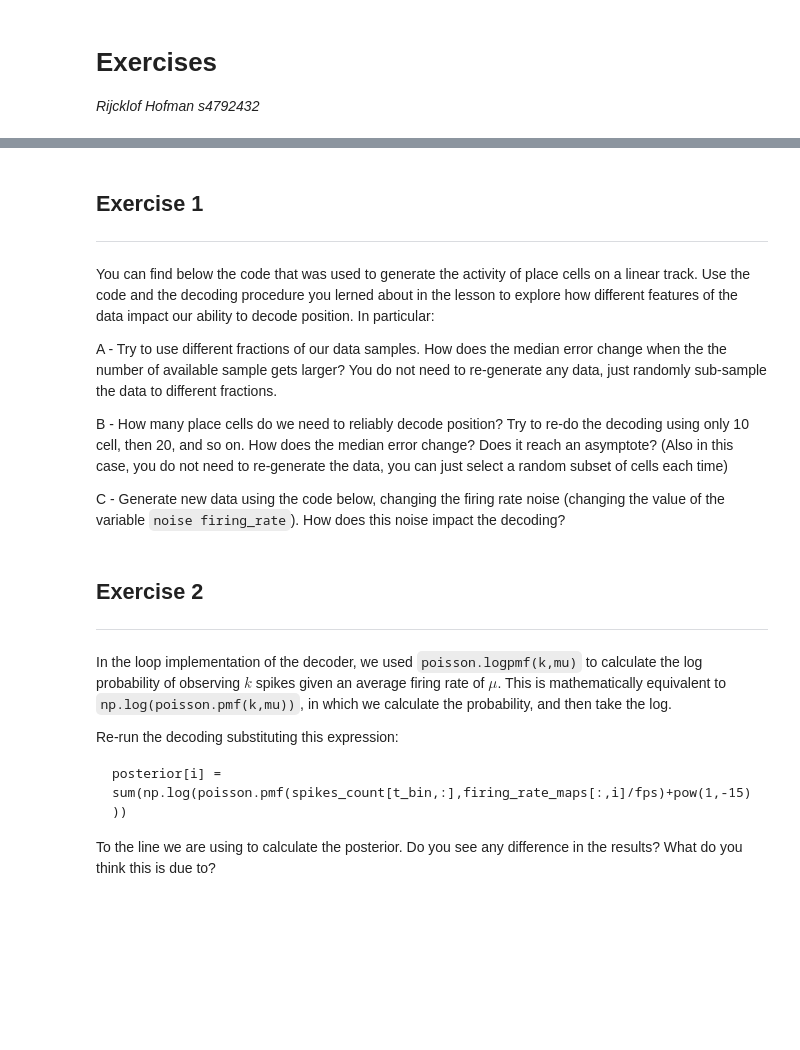
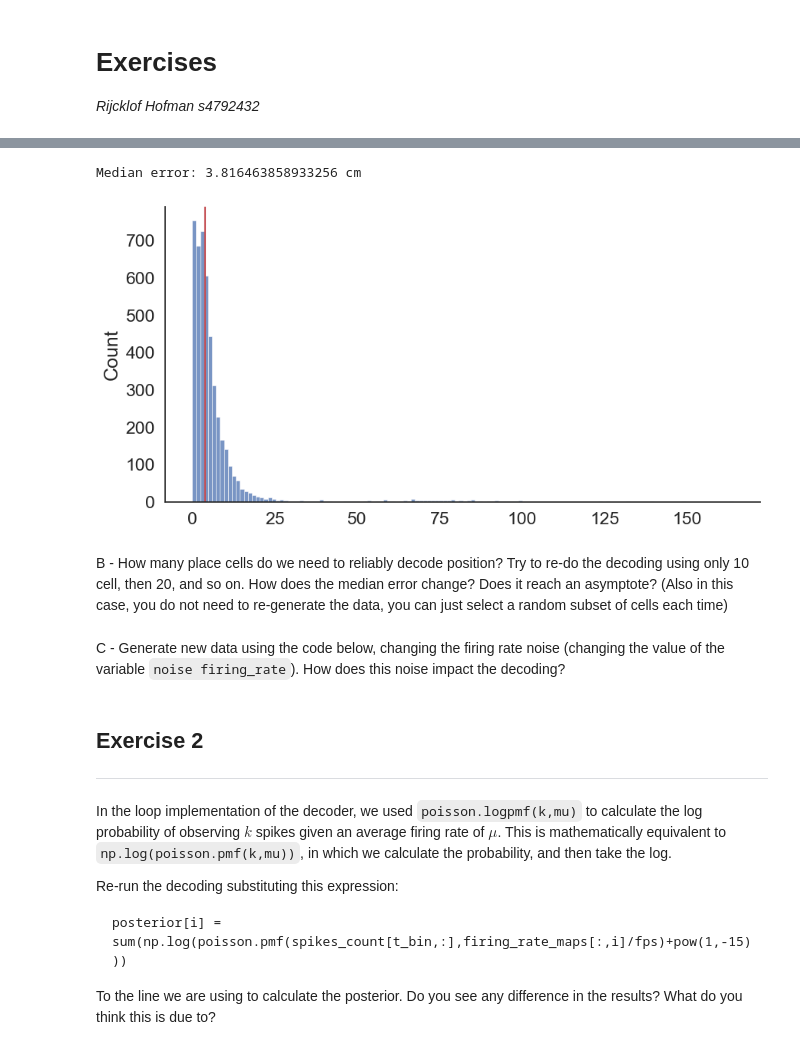
Before and after one commit to rhofm/Neuro-analysis, a Jupyter notebook: population-methods-main/01-bayes-decoding/exercises.ipynb, the cells around one changed output, grey strips where cells are left out. Cells and saved outputs as stored; diff of their text form; code cells hidden in the pictures; blank space fills up the shorter version.

```diff
--- a/population-methods-main/01-bayes-decoding/exercises.ipynb
+++ b/population-methods-main/01-bayes-decoding/exercises.ipynb
@@ -4,16 +73,16 @@ _Rijcklof Hofman s4792432_
+# %%
+# error distribution
+mse = np.sqrt((true_x-x_parallel)**2)
+sns.histplot(mse)
+plt.axvline(x = np.nanmedian(mse),c='r')
+print(f'Median error: {np.nanmedian(mse)} cm')
+# %% [output]
+Median error: 3.816463858933256 cm
+[figure, added]
 # %% [markdown]
-## Exercise 1
----
-
-You can find below the code that was used to generate the activity of place cells on a linear track.
-Use the code and the decoding procedure you lerned about in the lesson to explore how different features of the data impact our ability to decode position.
-In particular:
-
-A - Try to use different fractions of our data samples. How does the median error change when the the number of available sample gets larger? You do not need to re-generate any data, just randomly sub-sample the data to different fractions.
-
 B - How many place cells do we need to reliably decode position? Try to re-do the decoding using only 10 cell, then 20, and so on. How does the median error change? Does it reach an asymptote? (Also in this case, you do not need to re-generate the data, you can just select a random subset of cells each time)
-
-C - Generate new data using the code below, changing the firing rate noise (changing the value of the variable `noise firing_rate`). How does this noise impact the decoding?
+# %% [markdown]
+C - Generate new data using the code below, changing the firing rate noise (changing the value of the variable `noise firing_rate`). How does this noise impact the decoding?
 # %% [markdown]
 ## Exercise 2
 ---
```
Also changed, not shown: parts of 7 cells of this notebook, 10 other files.
